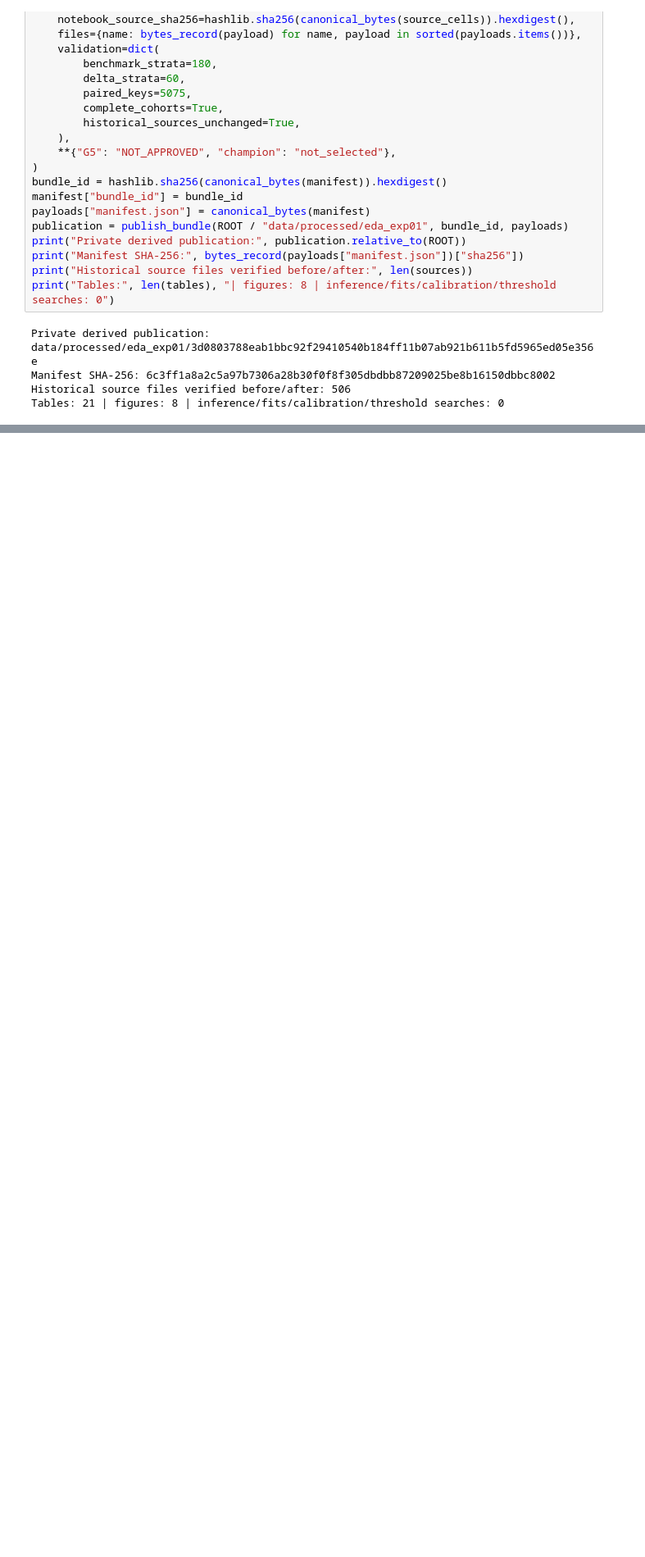
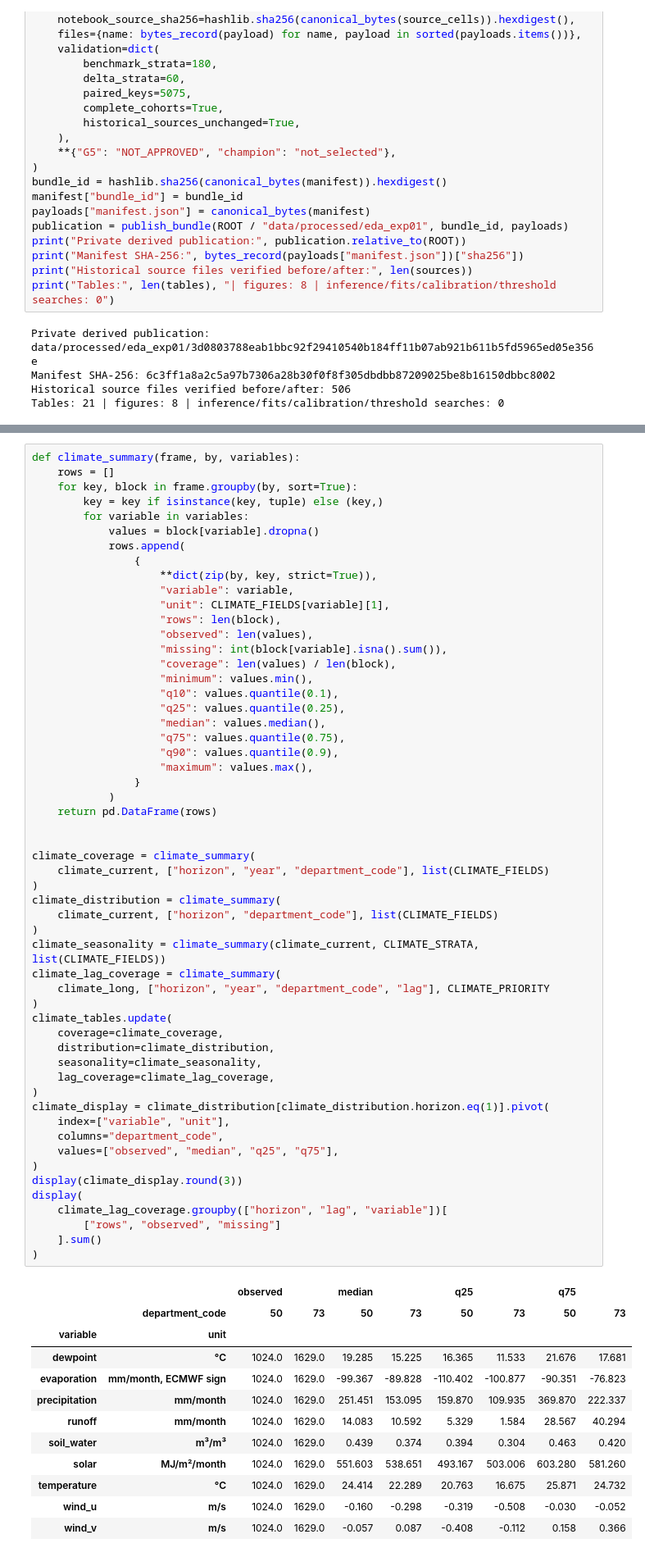
Before and after one commit to j-mauro-r/SAT-Dengue-V2, a Jupyter notebook: notebooks/eda_experimental_results.ipynb, the cells around one changed output, grey strips where cells are left out. Shown at 82% size. Cells and saved outputs as stored; diff of their text form; blank space fills up the shorter version.

```diff
--- a/notebooks/eda_experimental_results.ipynb
+++ b/notebooks/eda_experimental_results.ipynb
@@ -1248,0 +1412,68 @@ Tables: 21 | figures: 8 | inference/fits/calibration/threshold searches: 0
+# %%
+def climate_summary(frame, by, variables):
+    rows = []
+    for key, block in frame.groupby(by, sort=True):
+        key = key if isinstance(key, tuple) else (key,)
+        for variable in variables:
+            values = block[variable].dropna()
+            rows.append(
+                {
+                    **dict(zip(by, key, strict=True)),
+                    "variable": variable,
+                    "unit": CLIMATE_FIELDS[variable][1],
+                    "rows": len(block),
+                    "observed": len(values),
+                    "missing": int(block[variable].isna().sum()),
+                    "coverage": len(values) / len(block),
+                    "minimum": values.min(),
+                    "q10": values.quantile(0.1),
+                    "q25": values.quantile(0.25),
+                    "median": values.median(),
+                    "q75": values.quantile(0.75),
+                    "q90": values.quantile(0.9),
+                    "maximum": values.max(),
+                }
+            )
+    return pd.DataFrame(rows)
+
+
+climate_coverage = climate_summary(
+    climate_current, ["horizon", "year", "department_code"], list(CLIMATE_FIELDS)
+)
+climate_distribution = climate_summary(
+    climate_current, ["horizon", "department_code"], list(CLIMATE_FIELDS)
+)
+climate_seasonality = climate_summary(climate_current, CLIMATE_STRATA, list(CLIMATE_FIELDS))
+climate_lag_coverage = climate_summary(
+    climate_long, ["horizon", "year", "department_code", "lag"], CLIMATE_PRIORITY
+)
+climate_tables.update(
+    coverage=climate_coverage,
+    distribution=climate_distribution,
+    seasonality=climate_seasonality,
+    lag_coverage=climate_lag_coverage,
+)
+climate_display = climate_distribution[climate_distribution.horizon.eq(1)].pivot(
+    index=["variable", "unit"],
+    columns="department_code",
+    values=["observed", "median", "q25", "q75"],
+)
+display(climate_display.round(3))
+display(
+    climate_lag_coverage.groupby(["horizon", "lag", "variable"])[
+        ["rows", "observed", "missing"]
+    ].sum()
+)
+# %% [output]
+|  |  | observed |  | median |  | q25 |  | q75 |  |
+|  | department_code | 50 | 73 | 50 | 73 | 50 | 73 | 50 | 73 |
+| variable | unit |  |  |  |  |  |  |  |  |
+| dewpoint | °C | 1024.0 | 1629.0 | 19.285 | 15.225 | 16.365 | 11.533 | 21.676 | 17.681 |
+| evaporation | mm/month, ECMWF sign | 1024.0 | 1629.0 | -99.367 | -89.828 | -110.402 | -100.877 | -90.351 | -76.823 |
+| precipitation | mm/month | 1024.0 | 1629.0 | 251.451 | 153.095 | 159.870 | 109.935 | 369.870 | 222.337 |
+| runoff | mm/month | 1024.0 | 1629.0 | 14.083 | 10.592 | 5.329 | 1.584 | 28.567 | 40.294 |
+| soil_water | m³/m³ | 1024.0 | 1629.0 | 0.439 | 0.374 | 0.394 | 0.304 | 0.463 | 0.420 |
+| solar | MJ/m²/month | 1024.0 | 1629.0 | 551.603 | 538.651 | 493.167 | 503.006 | 603.280 | 581.260 |
+| temperature | °C | 1024.0 | 1629.0 | 24.414 | 22.289 | 20.763 | 16.675 | 25.871 | 24.732 |
+| wind_u | m/s | 1024.0 | 1629.0 | -0.160 | -0.298 | -0.319 | -0.508 | -0.030 | -0.052 |
+| wind_v | m/s | 1024.0 | 1629.0 | -0.057 | 0.087 | -0.408 | -0.112 | 0.158 | 0.366 |
```
Also changed, not shown: parts of 19 cells of this notebook, 3 other files.
